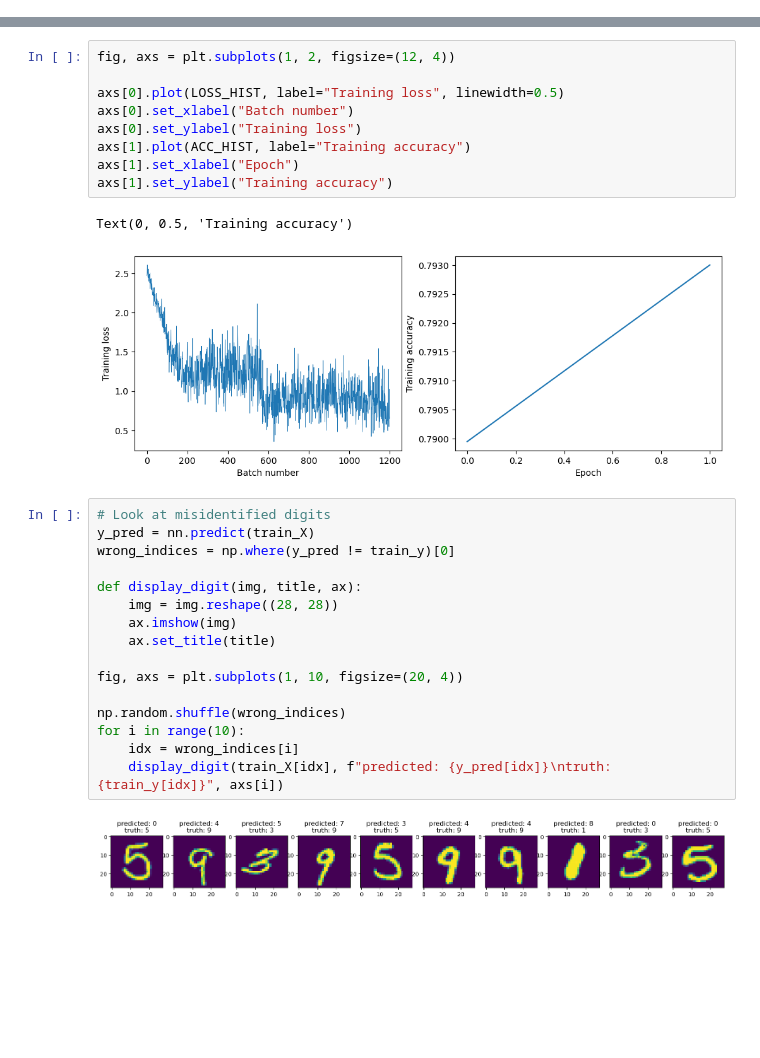
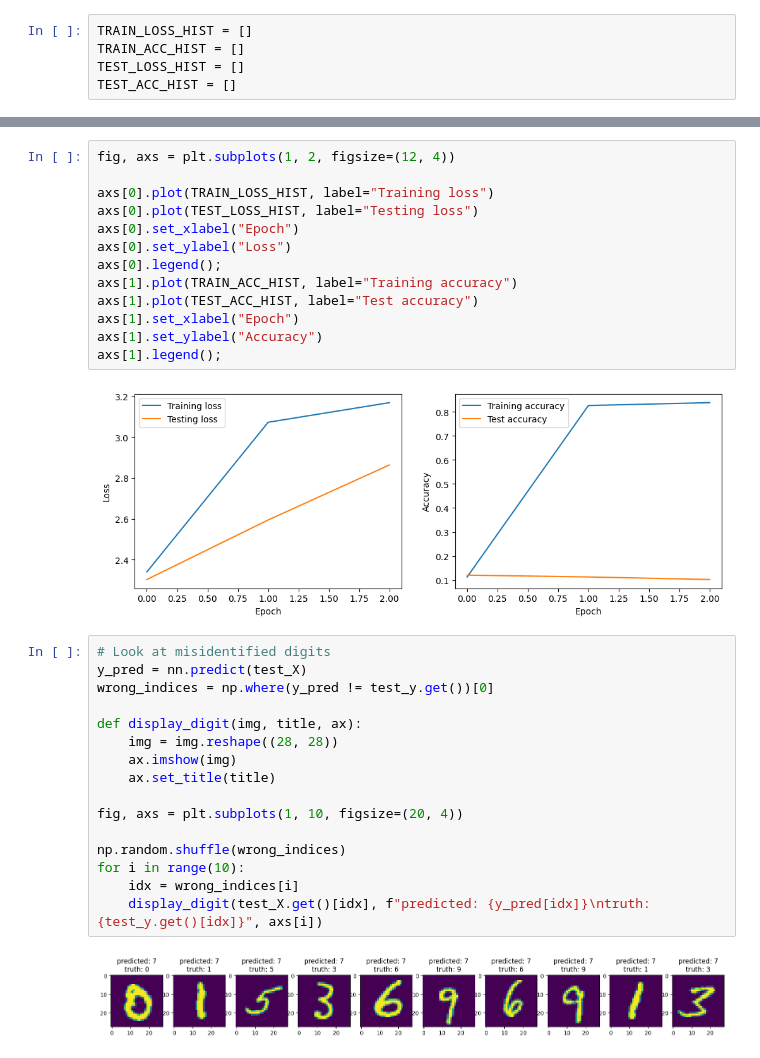
Before and after one commit to womogenes/deep-nn-from-scratch, a Jupyter notebook: main.ipynb, the cells around one changed output, grey strips where cells are left out. Cells and saved outputs as stored; diff of their text form; blank space fills up the shorter version.

Commit message:
Add testing data (doesn't do too well)

```diff
--- a/main.ipynb
+++ b/main.ipynb
@@ -302,0 +80,5 @@ Epoch 0 : loss=0.66930, accuracy=0.79300
+# %%
+TRAIN_LOSS_HIST = []
+TRAIN_ACC_HIST = []
+TEST_LOSS_HIST = []
+TEST_ACC_HIST = []
@@ -303,19 +104,22 @@ Epoch 0 : loss=0.66930, accuracy=0.79300
 # %%
 fig, axs = plt.subplots(1, 2, figsize=(12, 4))
 
-axs[0].plot(LOSS_HIST, label="Training loss", linewidth=0.5)
-axs[0].set_xlabel("Batch number")
-axs[0].set_ylabel("Training loss")
-axs[1].plot(ACC_HIST, label="Training accuracy")
+axs[0].plot(TRAIN_LOSS_HIST, label="Training loss")
+axs[0].plot(TEST_LOSS_HIST, label="Testing loss")
+axs[0].set_xlabel("Epoch")
+axs[0].set_ylabel("Loss")
+axs[0].legend();
+axs[1].plot(TRAIN_ACC_HIST, label="Training accuracy")
+axs[1].plot(TEST_ACC_HIST, label="Test accuracy")
 axs[1].set_xlabel("Epoch")
-axs[1].set_ylabel("Training accuracy")
+axs[1].set_ylabel("Accuracy")
+axs[1].legend();
 # %% [output]
-Text(0, 0.5, 'Training accuracy')
-[figure, old version]
+[figure, new version]
 # %%
 # Look at misidentified digits
-y_pred = nn.predict(train_X)
-wrong_indices = np.where(y_pred != train_y)[0]
+y_pred = nn.predict(test_X)
+wrong_indices = np.where(y_pred != test_y.get())[0]
 
 def display_digit(img, title, ax):
     img = img.reshape((28, 28))
@@ -327,6 +131,6 @@ fig, axs = plt.subplots(1, 10, figsize=(20, 4))
 np.random.shuffle(wrong_indices)
 for i in range(10):
     idx = wrong_indices[i]
-    display_digit(train_X[idx], f"predicted: {y_pred[idx]}\ntruth: {train_y[idx]}", axs[i])
+    display_digit(test_X.get()[idx], f"predicted: {y_pred[idx]}\ntruth: {test_y.get()[idx]}", axs[i])
 # %% [output]
-[figure, old version]
+[figure, new version]
```
Also changed, not shown: parts of 22 cells of this notebook, 4 other files.
